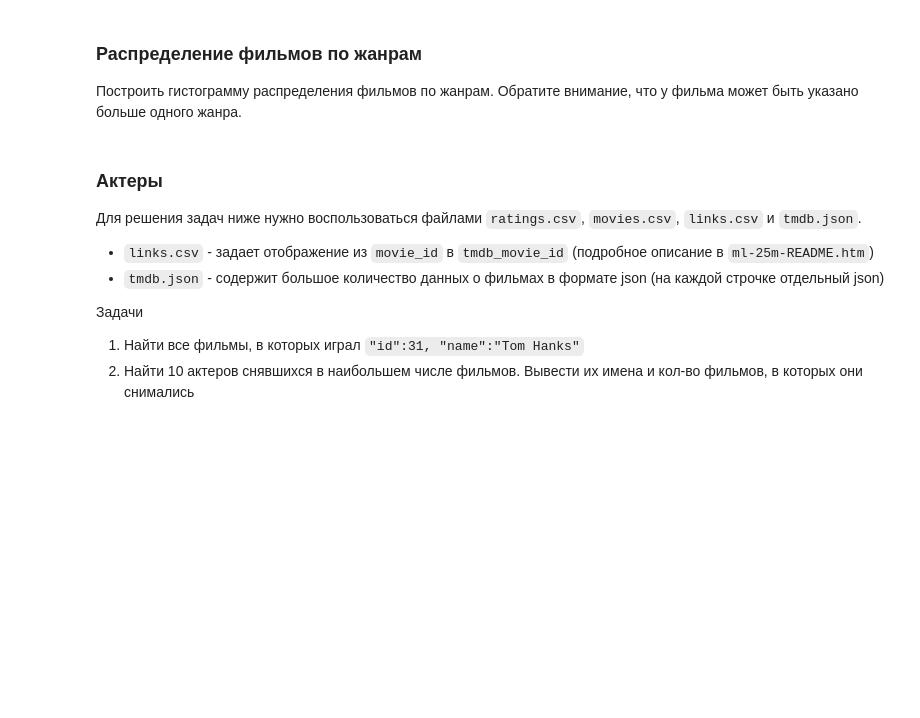
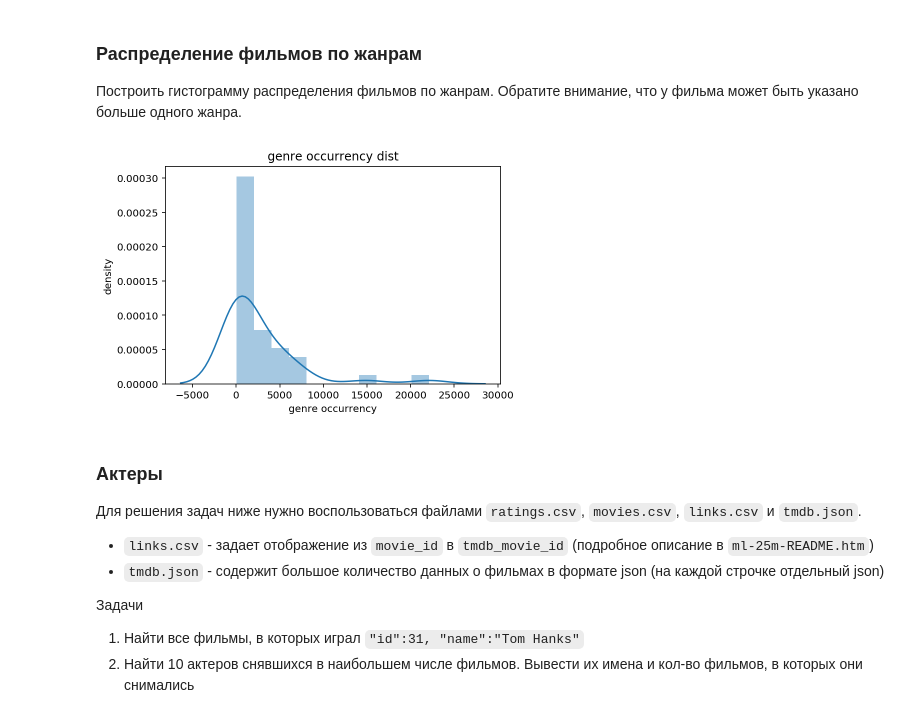
Before and after one commit to ishugaepov/MLBD, a Jupyter notebook: apache_spark/notebooks/spark_examples.ipynb, the cells around one changed output. Cells and saved outputs as stored; diff of their text form; code cells hidden in the pictures; blank space fills up the shorter version.

```diff
--- a/apache_spark/notebooks/spark_examples.ipynb
+++ b/apache_spark/notebooks/spark_examples.ipynb
@@ -300,3 +405,23 @@ plt.show()
+# %%
+genre_counts = movies \
+  .flatMap(lambda movie: [(genre, movie.movie_id) for genre in movie.genres]) \
+  .distinct() \
+  .map(lambda genre_movie: (genre_movie[0], 1)) \
+  .reduceByKey(lambda a, b: a+b)
+
+counts = genre_counts \
+  .map(lambda genre_count: genre_count[1]) \
+  .collect()
+
+popular_counts = [cnt for cnt in counts if cnt > 50]
+
+sns.distplot(popular_counts)
+plt.title('genre occurrency dist')
+plt.ylabel('density')
+plt.xlabel('genre occurrency')
+plt.show()
+# %% [output]
+[figure, added]
 # %% [markdown]
 ### Актеры
 
```
Also changed, not shown: parts of 22 cells of this notebook, 1 other file.
